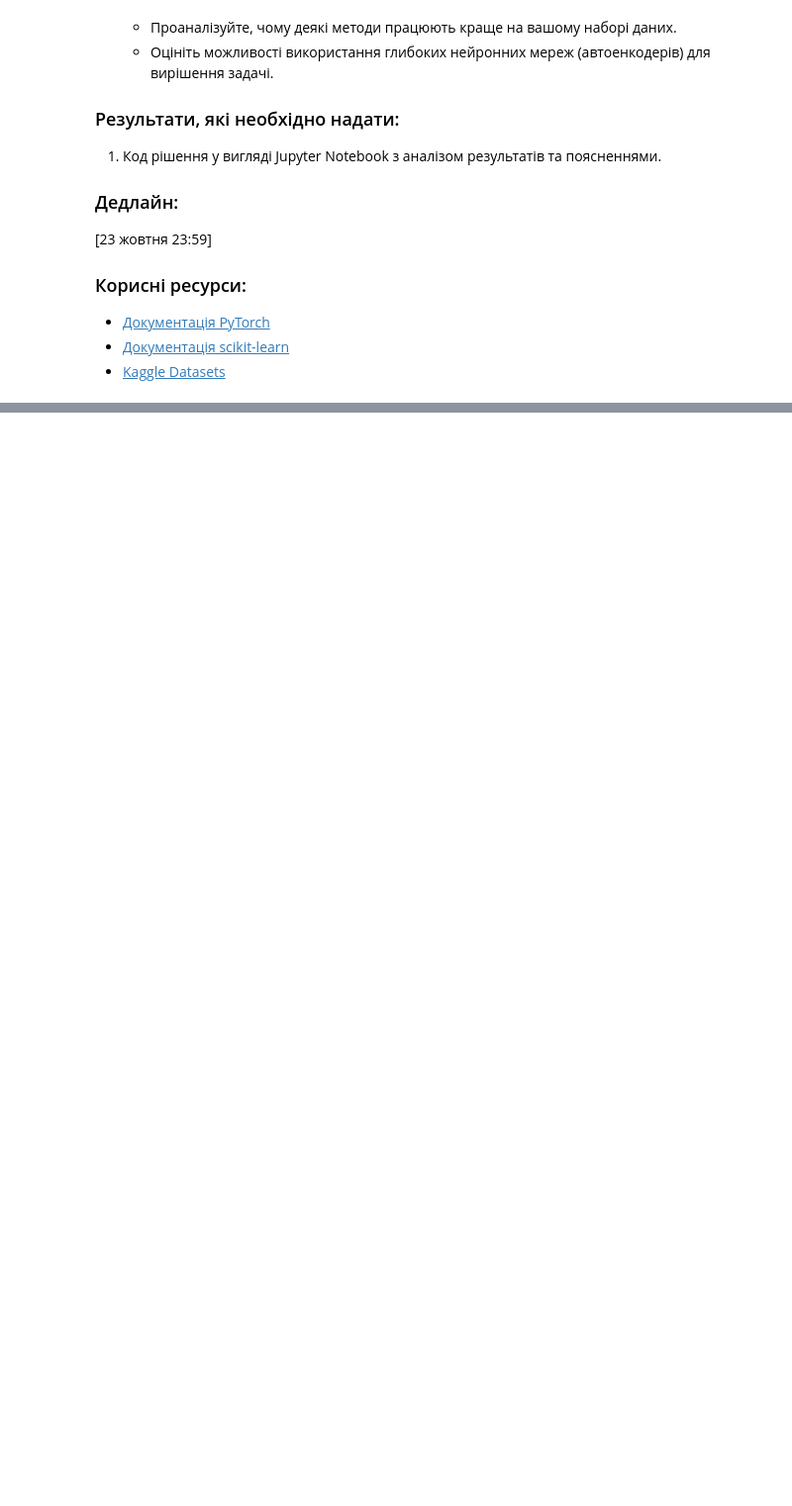
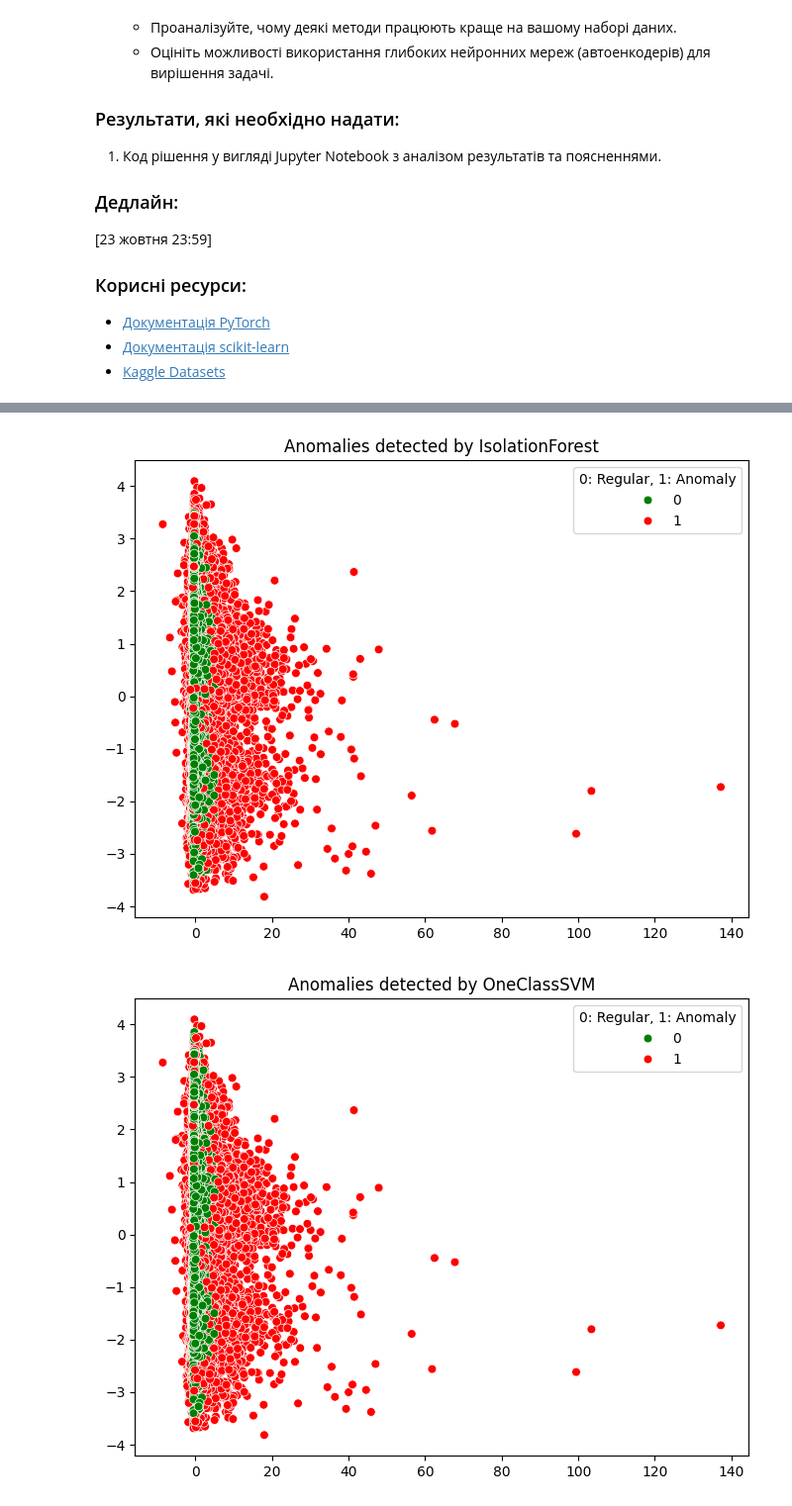
Before and after one commit to RickSanchezzz666/AD, a Jupyter notebook: Lab6/DM_practice_6.ipynb, the cells around one changed output, grey strips where cells are left out. Shown at 99% size. Cells and saved outputs as stored; diff of their text form; code cells hidden in the pictures; blank space fills up the shorter version.

```diff
--- a/Lab6/DM_practice_6.ipynb
+++ b/Lab6/DM_practice_6.ipynb
@@ -99,0 +231,12 @@
+# %%
+oc_svm = OneClassSVM(kernel='rbf', gamma='auto', nu=0.1)
+oc_svm.fit(X_train)
+
+y_pred_train_svm = oc_svm.predict(X_train)
+y_pred_test_svm = oc_svm.predict(X_test)
+
+y_pred_train_svm = np.where(y_pred_train_svm == 1, 0, 1)
+y_pred_test_svm = np.where(y_pred_test_svm == 1, 0, 1)
+
+print(f"Amount of anomalies in training data: {np.sum(y_pred_train_svm)}")
+print(f"Amount of anomalies in test data: {np.sum(y_pred_test_svm)}")
@@ -99,0 +272,16 @@
+# %%
+lof = LocalOutlierFactor(n_neighbors=20, contamination=0.1)
+y_pred_train_lof = lof.fit_predict(X_train)
+y_pred_test_lof = lof.fit_predict(X_test)
+
+y_pred_train_lof = np.where(y_pred_train_lof == 1, 0, 1)
+y_pred_test_lof = np.where(y_pred_test_lof == 1, 0, 1)
+
+print(f"Amount of anomalies in training data: {np.sum(y_pred_train_lof)}")
+print(f"Amount of anomalies in test data: {np.sum(y_pred_test_lof)}")
+
+print("Classification report for training data: ")
+print(classification_report(y_train, y_pred_train_lof))
+
+print("Classification report for test data: ")
+print(classification_report(y_test, y_pred_test_lof))
@@ -99,0 +306,19 @@
+# %%
+pca = PCA(n_components=2)
+X_train_pca = pca.fit_transform(X_train)
+
+def plot_anomalies(X_pca, y_pred, model_name):
+    plt.figure(figsize=(8, 6))
+    sns.scatterplot(x=X_pca[:, 0], y=X_pca[:, 1], hue=y_pred, palette={0: 'green', 1: 'red'}, s=40)
+    plt.title(f"Anomalies detected by {model_name}")
+    plt.legend(title="0: Regular, 1: Anomaly")
+    plt.show()
+# %%
+plot_anomalies(X_train_pca, y_pred_train, "IsolationForest")
+
+plot_anomalies(X_train_pca, y_pred_train_svm, "OneClassSVM")
+
+plot_anomalies(X_train_pca, y_pred_train_lof, "LocalOutlierFactor")
+# %% [output]
+[figure, added]
+[figure, added]
```
Also changed, not shown: parts of 16 cells of this notebook, 1 other file.
